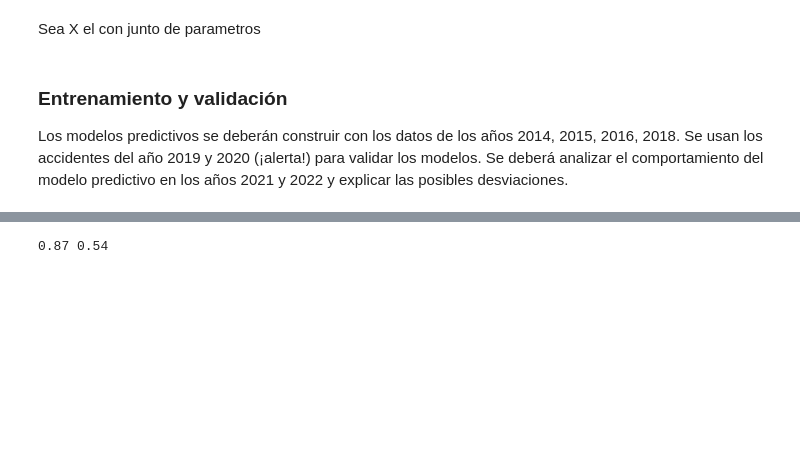
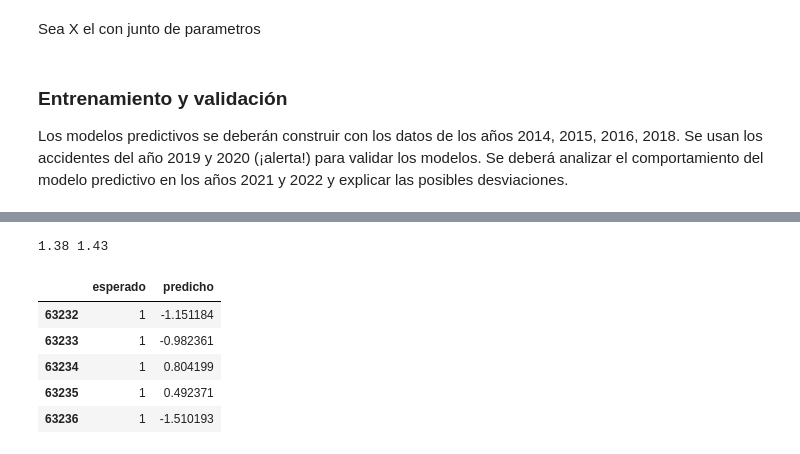
Before and after one commit to joscanoga/prediccion-de-incidentes-viales-en-la-ciudad-de-Medellin, a Jupyter notebook: notebook.ipynb, the cells around one changed output, grey strips where cells are left out. Drawn from its saved outputs; the diff is of its cells as text; code cells hidden in the pictures; blank space fills up the shorter version.

```diff
--- a/notebook.ipynb
+++ b/notebook.ipynb
@@ -393,9 +390,13 @@ Sea X el con junto de parametros
 Los modelos predictivos se deberán construir con los datos de los años 2014, 2015, 2016, 2018. Se usan los accidentes del año 2019 y 2020 (¡alerta!) para validar los modelos.
 Se deberá analizar el comportamiento del modelo predictivo en los años 2021 y 2022 y explicar las posibles desviaciones.
 # %%
-train=df[(df["AÑO"]) <2019]
-test=df.drop(train.index)
-X_train=train[["CLASE_ACCIDENTE","DIA_FESTIVO","SIGIENTE_DIA_FESTIVO","ANTERIOR_DIA_FESTIVO","AÑO","MES","DIA_DE_LA_SEMANA","SEMANA_DEL_AÑO","DIA_DEL_MES"]]
-Y_train=train[["CANTIDAD"]]
-X_test=test[["CLASE_ACCIDENTE","DIA_FESTIVO","SIGIENTE_DIA_FESTIVO","ANTERIOR_DIA_FESTIVO","AÑO","MES","DIA_DE_LA_SEMANA","SEMANA_DEL_AÑO","DIA_DEL_MES"]]
-Y_test=test[["CANTIDAD"]]
+dfaux=df.copy()
+#dfaux=pd.concat([dfaux,pd.get_dummies(dfaux.pop("NUMCOMUNA"),drop_first=True)], axis=1)
+train=dfaux[(dfaux["AÑO"]) <2019].drop(["DIA"],axis=1)
+test=dfaux.drop(train.index).drop(["DIA"],axis=1)
+X_train=train.copy()
+Y_train=X_train.pop("CANTIDAD")
+X_test=test.copy()
+Y_test=X_test.pop("CANTIDAD")
+print(sorted(X_train.NUMCOMUNA.unique()))
+print(sorted(X_test.NUMCOMUNA.unique()))
@@ -447,7 +459,7 @@ pipeline = Pipeline(
     )
 # %%
  param_grid = {
-        "selectKBest__k": (1, 9),
+        "selectKBest__k": (1, 33),
     }
 # %%
 gridSearchCV = GridSearchCV(
@@ -512,6 +524,19 @@ mape_test = mean_absolute_percentage_error(
         Y_test_pred,
     ).round(2)
 # %%
-print(mape_test,mape_train)
+print(mape_train,mape_test)
 # %% [output]
-0.87 0.54
+1.38 1.43
+# %%
+resultTest=pd.DataFrame()
+resultTest["esperado"]=Y_test
+resultTest["predicho"]=Y_test_pred
+# %%
+resultTest.head()
+# %% [output]
+|  | esperado | predicho |
+| 63232 | 1 | -1.151184 |
+| 63233 | 1 | -0.982361 |
+| 63234 | 1 | 0.804199 |
+| 63235 | 1 | 0.492371 |
+| 63236 | 1 | -1.510193 |
```
Also changed, not shown: parts of 16 cells of this notebook, 10 other files.
